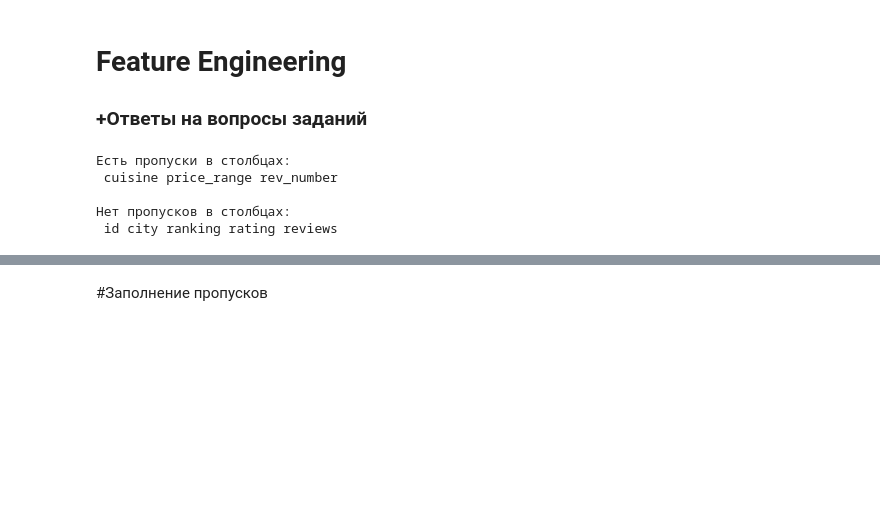
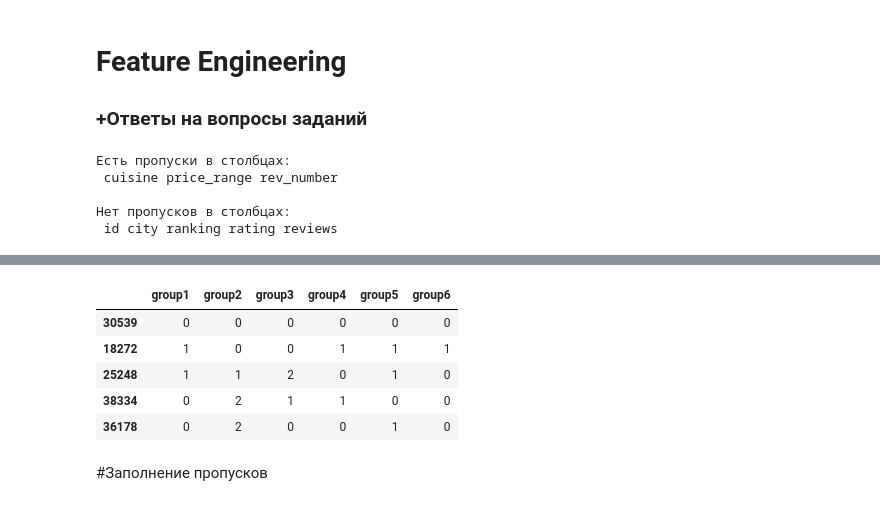
Before and after one commit to akitim/SkillFactory_projects, a Jupyter notebook: Проект_3_О_вкусной_и_здоровой_пище.ipynb, the cells around one changed output, grey strips where cells are left out. Saved outputs shown, nothing was run; the diff lists cells and outputs as text; code cells hidden in the pictures; blank space fills up the shorter version.

```diff
--- a/Проект_3_О_вкусной_и_здоровой_пище.ipynb
+++ b/Проект_3_О_вкусной_и_здоровой_пище.ipynb
@@ -336,3 +373,12 @@ KeyboardInterrupt: ignored
+# %%
+rest[word_occurence.columns].sample(5)
+# %% [output]
+|  | group1 | group2 | group3 | group4 | group5 | group6 |
+| 30539 | 0 | 0 | 0 | 0 | 0 | 0 |
+| 18272 | 1 | 0 | 0 | 1 | 1 | 1 |
+| 25248 | 1 | 1 | 2 | 0 | 1 | 0 |
+| 38334 | 0 | 2 | 1 | 1 | 0 | 0 |
+| 36178 | 0 | 2 | 0 | 0 | 1 | 0 |
 # %% [markdown]
 #Заполнение пропусков
 # %%
```
Also changed, not shown: parts of 2 cells of this notebook.
